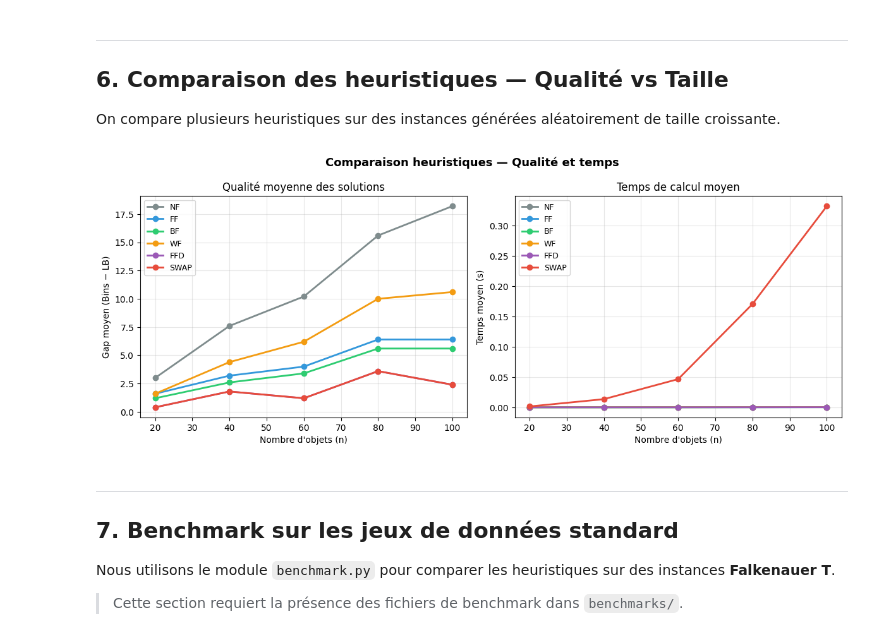
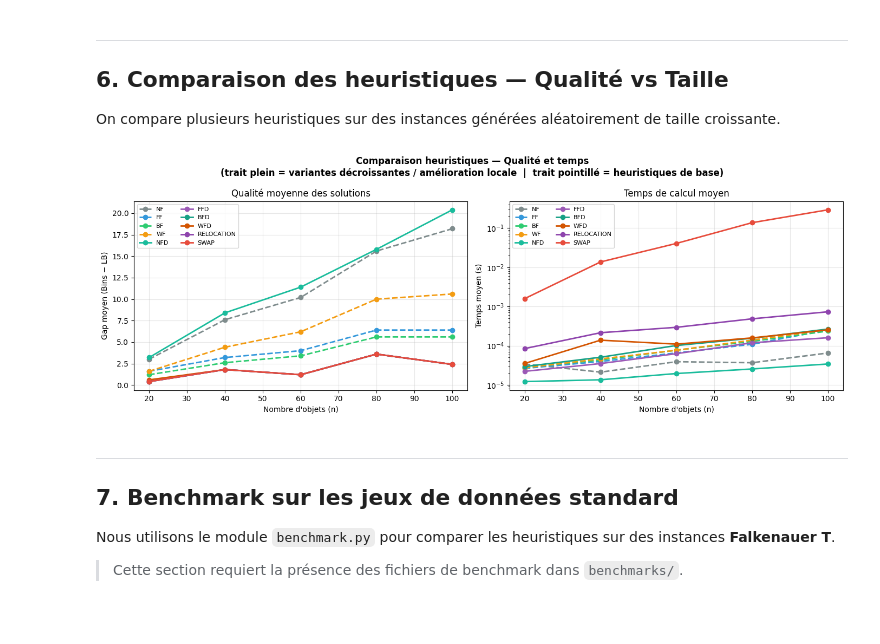
Before and after one commit to amine-kherroubi/optimization, a Jupyter notebook: 2_heuristics/notebook.ipynb, the cells around one changed output. Saved outputs shown, nothing was run; the diff lists cells and outputs as text; code cells hidden in the pictures.

```diff
--- a/2_heuristics/notebook.ipynb
+++ b/2_heuristics/notebook.ipynb
@@ -293,14 +289,18 @@ sizes_range = (20, 80)
 N_VALUES = [20, 40, 60, 80, 100]
 N_REPEAT = 5  # instances par taille
 
-methods = ["nf", "ff", "bf", "wf", "ffd", "swap"]
+methods = ["nf", "ff", "bf", "wf", "nfd", "ffd", "bfd", "wfd", "relocation", "swap"]
 colors = {
-    "nf": "#7f8c8d",
-    "ff": "#3498db",
-    "bf": "#2ecc71",
-    "wf": "#f39c12",
-    "ffd": "#9b59b6",
-    "swap": "#e74c3c",
+    "nf":         "#7f8c8d",
+    "ff":         "#3498db",
+    "bf":         "#2ecc71",
+    "wf":         "#f39c12",
+    "nfd":        "#1abc9c",
+    "ffd":        "#9b59b6",
+    "bfd":        "#16a085",
+    "wfd":        "#d35400",
+    "relocation": "#8e44ad",
+    "swap":       "#e74c3c",
 }
 
 metrics = {m: {n: {"gaps": [], "times": []} for n in N_VALUES} for m in methods}
@@ -309,70 +309,56 @@ for n in N_VALUES:
     for _ in range(N_REPEAT):
         sizes = [random.randint(*sizes_range) for _ in range(n)]
         lb = ceil(sum(sizes) / CAPACITY)
         for method in methods:
             solver = BinPackingSolver(sizes, CAPACITY)
             t0 = time.perf_counter()
             solver.solve(method)
             elapsed = time.perf_counter() - t0
             sol = solver.get_solution()
             metrics[method][n]["gaps"].append(sol.total_bins_used - lb)
             metrics[method][n]["times"].append(elapsed)
 
-fig, axes = plt.subplots(1, 2, figsize=(12, 4.8))
+fig, axes = plt.subplots(1, 2, figsize=(14, 5))
 
-# Gap moyen vs taille
+# ── Sous-figure gauche : Gap moyen vs taille ─────────────────────────────────
 for method in methods:
-    avg_gaps = []
-    valid_ns = []
-    for n in N_VALUES:
-        gaps = metrics[method][n]["gaps"]
-        if gaps:
-            avg_gaps.append(sum(gaps) / len(gaps))
-            valid_ns.append(n)
-    axes[0].plot(
-        valid_ns,
-        avg_gaps,
-        marker="o",
-        label=method.upper(),
-        color=colors[method],
-        linewidth=2,
-    )
+    avg_gaps = [sum(metrics[method][n]["gaps"]) / len(metrics[method][n]["gaps"])
+                for n in N_VALUES]
+    style = "--" if method in ("nf", "ff", "bf", "wf") else "-"
+    axes[0].plot(N_VALUES, avg_gaps, marker="o", label=method.upper(),
+                 color=colors[method], linewidth=2, linestyle=style)
 
 axes[0].set_xlabel("Nombre d'objets (n)")
 axes[0].set_ylabel("Gap moyen (Bins − LB)")
 axes[0].set_title("Qualité moyenne des solutions")
 axes[0].grid(True, alpha=0.3)
-axes[0].legend(fontsize=9)
+axes[0].legend(fontsize=8, ncol=2)
 
-# Temps moyen vs taille
+# ── Sous-figure droite : Temps moyen vs taille ───────────────────────────────
 for method in methods:
-    avg_times = []
-    valid_ns = []
-    for n in N_VALUES:
-        times = metrics[method][n]["times"]
-        if times:
-            avg_times.append(sum(times) / len(times))
-            valid_ns.append(n)
-    axes[1].plot(
-        valid_ns,
-        avg_times,
-        marker="o",
-        label=method.upper(),
-        color=colors[method],
-        linewidth=2,
-    )
+    avg_times = [sum(metrics[method][n]["times"]) / len(metrics[method][n]["times"])
+                 for n in N_VALUES]
+    style = "--" if method in ("nf", "ff", "bf", "wf") else "-"
+    axes[1].plot(N_VALUES, avg_times, marker="o", label=method.upper(),
+                 color=colors[method], linewidth=2, linestyle=style)
 
 axes[1].set_xlabel("Nombre d'objets (n)")
 axes[1].set_ylabel("Temps moyen (s)")
 axes[1].set_title("Temps de calcul moyen")
+axes[1].set_yscale("log")
 axes[1].grid(True, alpha=0.3)
-axes[1].legend(fontsize=9)
+axes[1].legend(fontsize=8, ncol=2)
 
-fig.suptitle("Comparaison heuristiques — Qualité et temps", fontsize=13, fontweight="bold")
+fig.suptitle(
+    "Comparaison heuristiques — Qualité et temps\n"
+    "(trait plein = variantes décroissantes / amélioration locale  |  trait pointillé = heuristiques de base)",
+    fontsize=12, fontweight="bold"
+)
 fig.tight_layout()
 plt.show()
+plt.close(fig)
 # %% [output]
-[figure, old version]
+[figure, new version]
 # %% [markdown]
 ---
 
```
Also changed, not shown: parts of 22 cells of this notebook, 1 other file.
